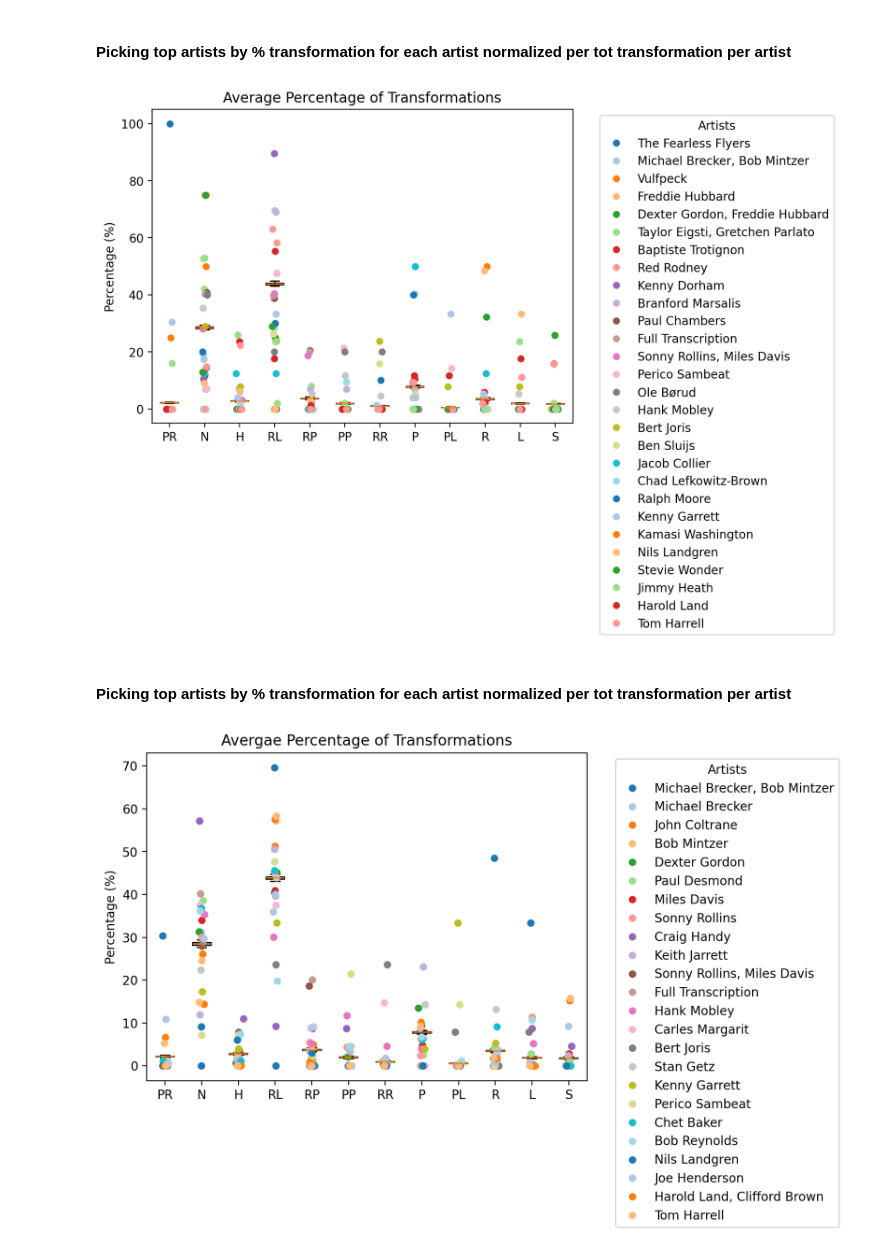
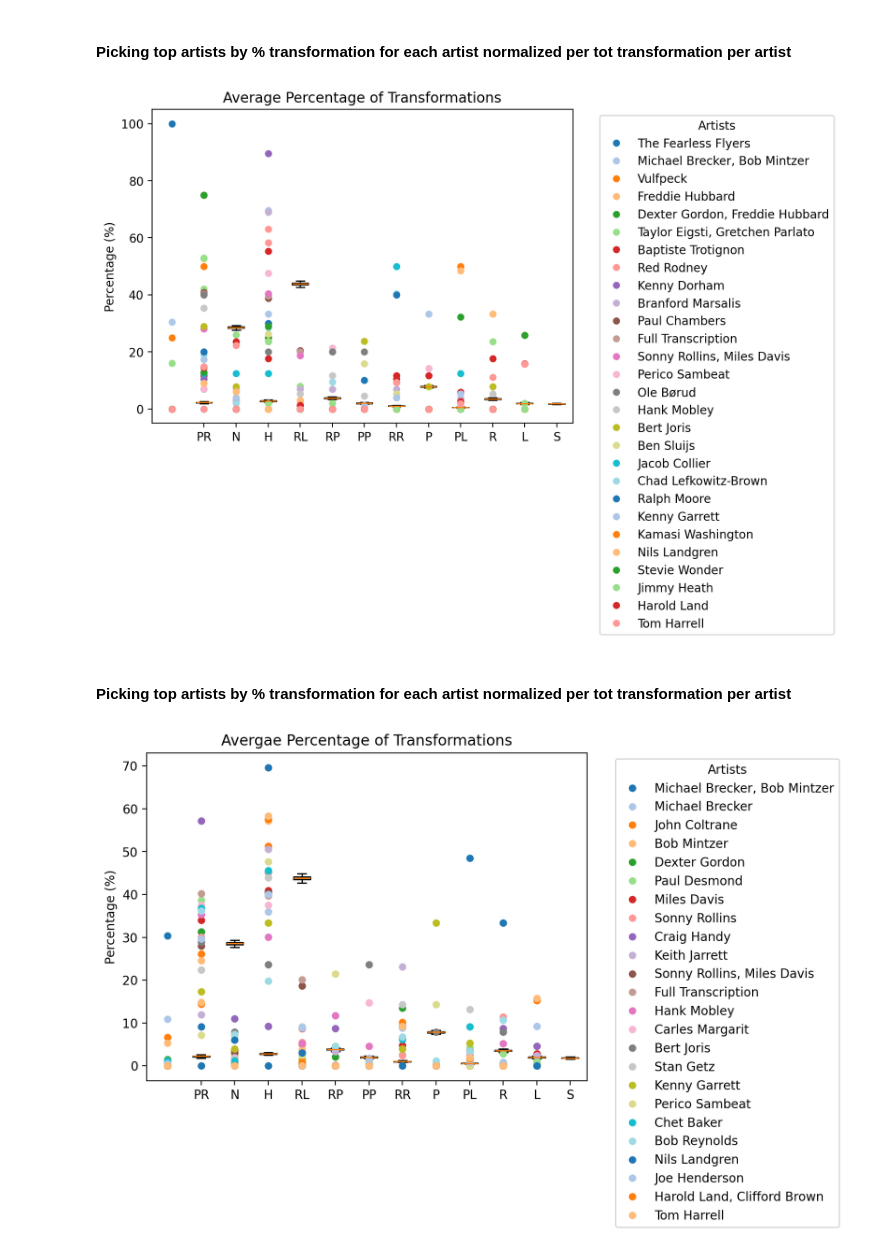
Before and after one commit to 1chenjes1/EPFL_DCML_2025, a Jupyter notebook: Notebooks/5 - Neo-Riemannian Transformations-Copy1.ipynb, the cells around one changed output. Cells and saved outputs as stored; diff of their text form; code cells hidden in the pictures.

```diff
--- a/Notebooks/5 - Neo-Riemannian Transformations-Copy1.ipynb
+++ b/Notebooks/5 - Neo-Riemannian Transformations-Copy1.ipynb
@@ -376,9 +379,8 @@ for j, artist in enumerate(artists_labels):
     x_vals = []
     y_vals = []
     for i, points in enumerate(average_percentages_artists):
-        x = np.random.normal(i+1, 0.04)  # jitter
         y = points[j]  # this artist’s point for this transformation
-        x_vals.append(x)
+        x_vals.append(i)
         y_vals.append(y)
     plt.plot(x_vals, y_vals, 'o', label=artist, color=colors[j % len(colors)], markersize=5)
 
@@ -387,7 +389,7 @@ plt.title('Average Percentage of Transformations')
 plt.legend(title="Artists", bbox_to_anchor=(1.05, 1), loc='upper left')
 plt.show()
 # %% [output]
-[figure, old version]
+[figure, new version]
 # %% [markdown]
 #### Picking top artists by % transformation for each artist normalized per tot transformation per artist
 # %%
@@ -412,36 +414,34 @@ for t in list_transformations:
     t_avg = []
     for a in artists_labels:
         sub_samp = transformations_artists_cut[transformations_artists_cut['artist'] == a]
-        # relative
         tot_count = sub_samp.shape[0]
         t_count = sub_samp[sub_samp['transformation'] == t].shape[0]
 
         if tot_count == 0:
             avg = 0
         else:
             avg = 100 * t_count / tot_count
 
         t_avg.append(avg)
 
     average_percentages_artists.append(t_avg)
 
 plt.boxplot(average_percentages, labels=list_transformations, showfliers=False)
 
 colors = plt.cm.tab20.colors
 
 for j, artist in enumerate(artists_labels):
     x_vals = []
     y_vals = []
     for i, points in enumerate(average_percentages_artists):
-        x = np.random.normal(i+1, 0.04)  # jitter
         y = points[j]  # this artist’s point for this transformation
-        x_vals.append(x)
+        x_vals.append(i)
         y_vals.append(y)
     plt.plot(x_vals, y_vals, 'o', label=artist, color=colors[j % len(colors)], markersize=5)
 
 plt.ylabel('Percentage (%)')
 plt.title('Avergae Percentage of Transformations')
 plt.legend(title="Artists", bbox_to_anchor=(1.05, 1), loc='upper left')
 plt.show()
 # %% [output]
-[figure, old version]
+[figure, new version]
```
Also changed, not shown: parts of 7 cells of this notebook, 13 other files.
